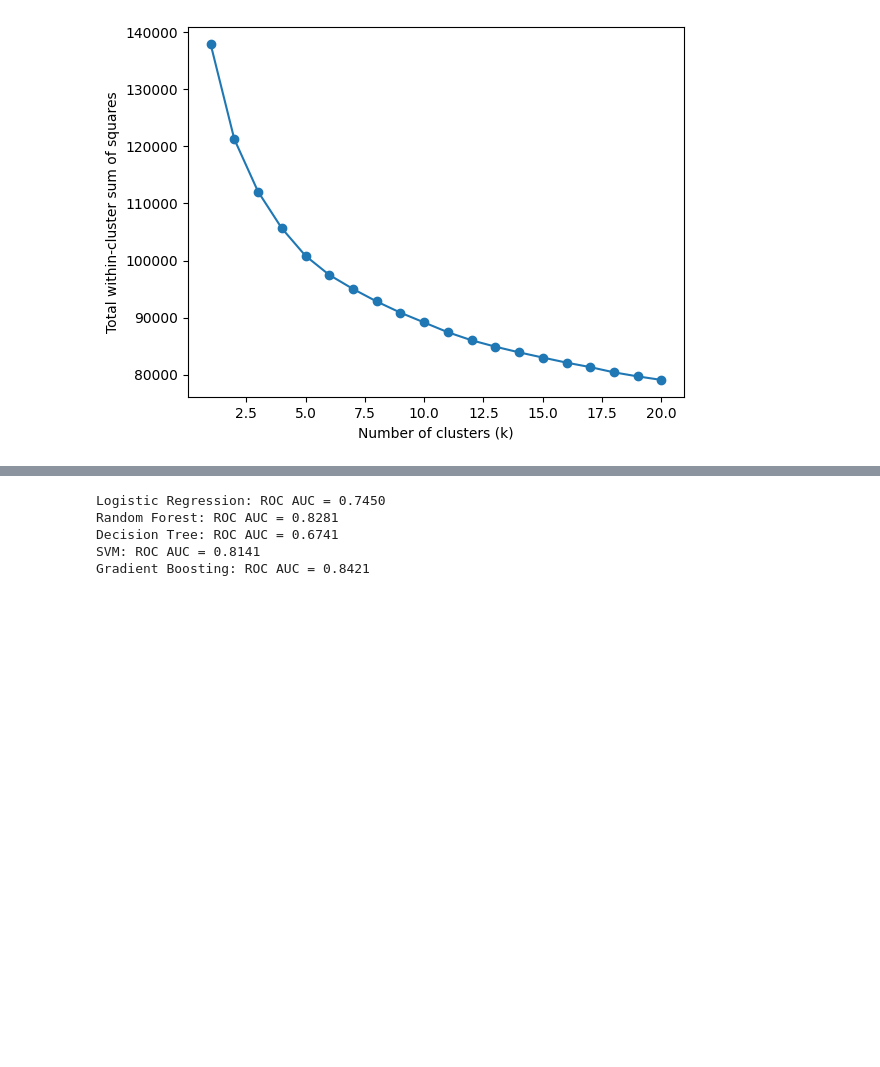
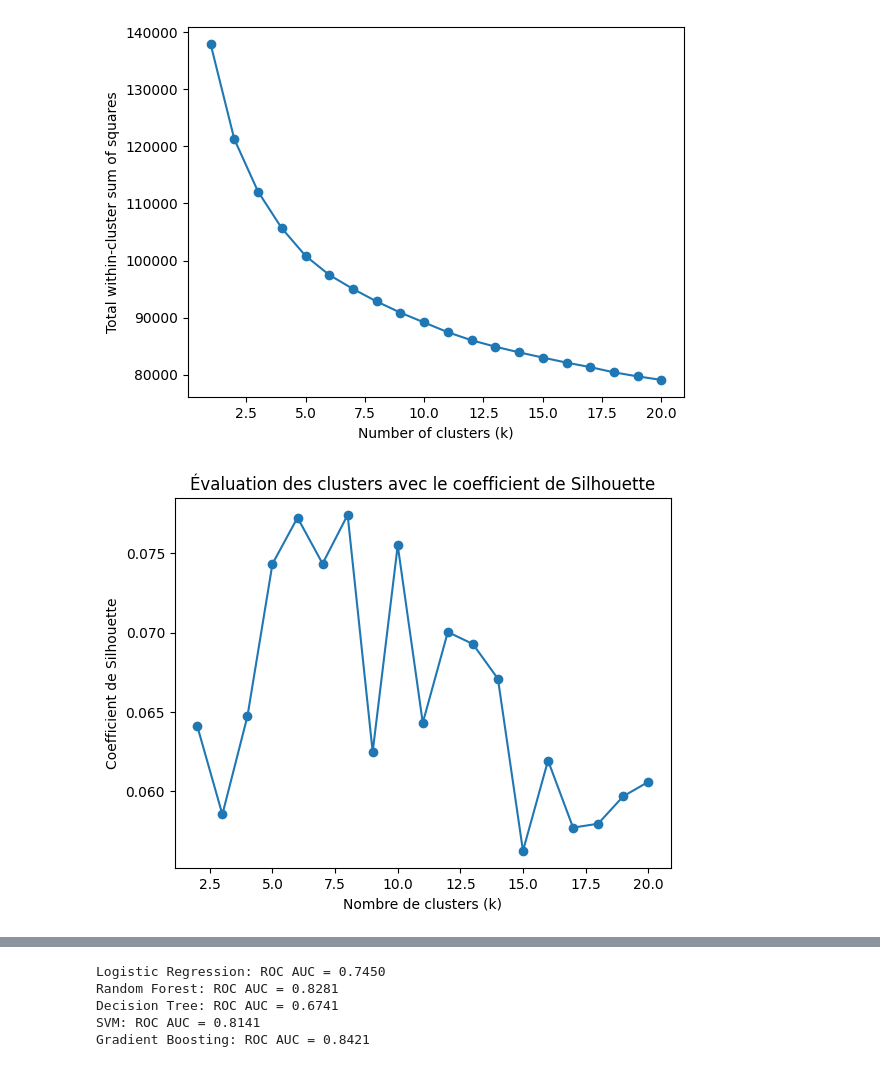
Before and after one commit to Toufdraaicha/Teleco_Churn_Prediction, a Jupyter notebook: notebooks/TELCO_Churn_Prediction.ipynb, the cells around one changed output, grey strips where cells are left out. Saved outputs shown, nothing was run; the diff lists cells and outputs as text; code cells hidden in the pictures; blank space fills up the shorter version.

```diff
--- a/notebooks/TELCO_Churn_Prediction.ipynb
+++ b/notebooks/TELCO_Churn_Prediction.ipynb
@@ -253,6 +261,27 @@ plt.ylabel('Total within-cluster sum of squares')
 plt.show()
 # %% [output]
 [figure]
+# %%
+from sklearn.metrics import silhouette_score
+k_range = range(2, 21)  # Notez que k doit être au moins 2 pour calculer la silhouette
+
+# Liste pour stocker les scores de silhouette
+silhouette_scores = []
+
+for k in k_range:
+    kmeans = KMeans(n_clusters=k, n_init=20, random_state=1)
+    labels = kmeans.fit_predict(data_scaled)
+    score = silhouette_score(data_scaled, labels)
+    silhouette_scores.append(score)
+
+# Tracer les scores de silhouette
+plt.plot(k_range, silhouette_scores, marker='o')
+plt.xlabel('Nombre de clusters (k)')
+plt.ylabel('Coefficient de Silhouette')
+plt.title('Évaluation des clusters avec le coefficient de Silhouette')
+plt.show()
+# %% [output]
+[figure, added]
 # %%
 train_df
 # %% [output]
```
Also changed, not shown: parts of 19 cells of this notebook, 4 other files.
